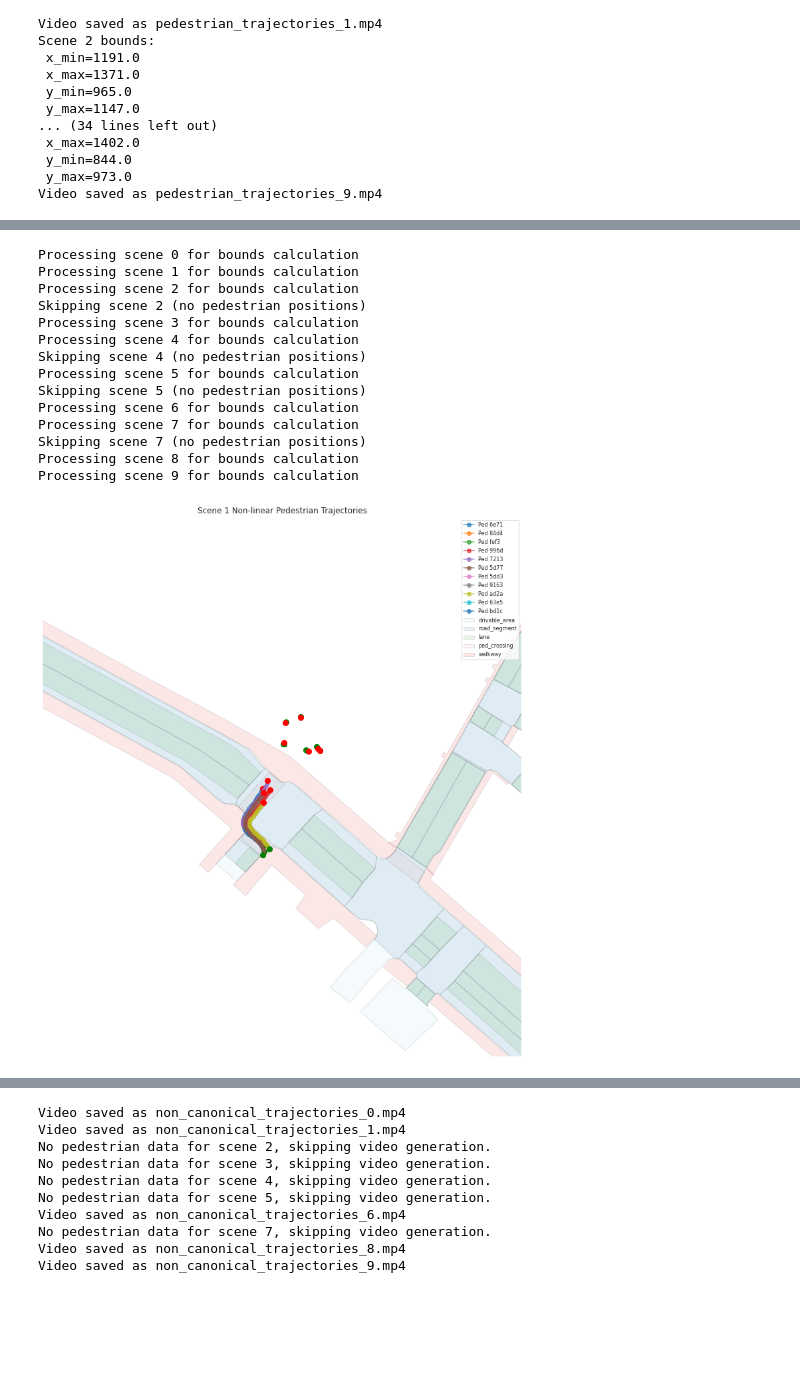
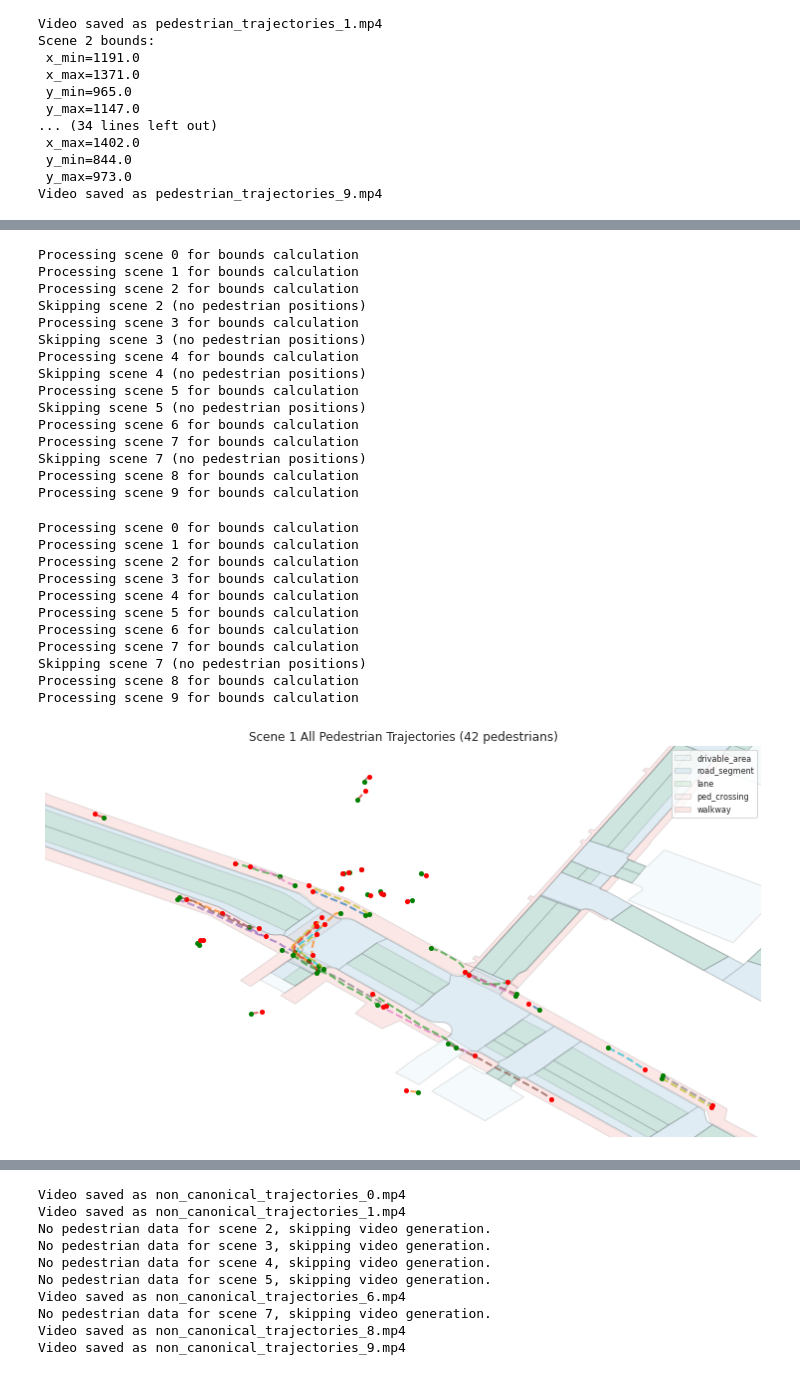
Before and after one commit to mridul0810/Trajectron-plus-plus, a Jupyter notebook: experiments/nuScenes/non-linear-paths.ipynb, the cells around one changed output, grey strips where cells are left out. Cells and saved outputs as stored; diff of their text form; code cells hidden in the pictures; blank space fills up the shorter version.

```diff
--- a/experiments/nuScenes/non-linear-paths.ipynb
+++ b/experiments/nuScenes/non-linear-paths.ipynb
@@ -138,7 +138,7 @@ def fit_and_evaluate(traj, degree=1):
     pts = np.stack([x, y], axis=1)
     displacement = np.linalg.norm(pts[-1] - pts[0])
     path_length = np.sum(np.linalg.norm(pts[1:] - pts[:-1], axis=1))
-    linearity = displacement / path_length if path_length > 0 else 1.0
+    linearity = displacement / path_length if path_length > 1 else 1.0
 
     return {
         'mse': mse,
@@ -438,6 +438,7 @@ Processing scene 1 for bounds calculation
 Processing scene 2 for bounds calculation
 Skipping scene 2 (no pedestrian positions)
 Processing scene 3 for bounds calculation
+Skipping scene 3 (no pedestrian positions)
 Processing scene 4 for bounds calculation
 Skipping scene 4 (no pedestrian positions)
 Processing scene 5 for bounds calculation
@@ -447,40 +448,81 @@ Processing scene 7 for bounds calculation
 Skipping scene 7 (no pedestrian positions)
 Processing scene 8 for bounds calculation
 Processing scene 9 for bounds calculation
+# %%
+all_trajs = {}
+for scene_id, ped in pedestrian_trajs.items():
+    res = results[scene_id]
+    all_trajs[scene_id] = {}
+    for ped_id, traj in ped.items():
+        if ped_id in res:
+            all_trajs[scene_id][ped_id] = traj
+
+x_min_all = {}
+x_max_all = {}
+y_min_all = {}
+y_max_all = {}
+for scene_id, ped in all_trajs.items():
+    all_x = []
+    all_y = []
+    print(f"Processing scene {scene_id} for bounds calculation")
+    for traj in ped.values():
+        for _, pos in traj:
+            all_x.append(pos[0])
+            all_y.append(pos[1])
+    if len(all_x) == 0 or len(all_y) == 0:
+        print(f"Skipping scene {scene_id} (no pedestrian positions)")
+        continue
+    x_min_all[scene_id] = np.round(np.min(all_x) - 50)
+    x_max_all[scene_id] = np.round(np.max(all_x) + 50)
+    y_min_all[scene_id] = np.round(np.min(all_y) - 50)
+    y_max_all[scene_id] = np.round(np.max(all_y) + 50)
+# %% [output]
+Processing scene 0 for bounds calculation
+Processing scene 1 for bounds calculation
+Processing scene 2 for bounds calculation
+Processing scene 3 for bounds calculation
+Processing scene 4 for bounds calculation
+Processing scene 5 for bounds calculation
+Processing scene 6 for bounds calculation
+Processing scene 7 for bounds calculation
+Skipping scene 7 (no pedestrian positions)
+Processing scene 8 for bounds calculation
+Processing scene 9 for bounds calculation
 # %%
-# Plot all non-canonical pedestrian trajectories for a scene (static, qualitative style)
+# Plot all pedestrian trajectories for a scene (static, qualitative style)
 
 import matplotlib.pyplot as plt
 from nuscenes.map_expansion.map_api import NuScenesMap
 
 scene_id = 1  # Change as needed
-ped = non_canonical_trajs[scene_id]
+ped = all_trajs[scene_id]
 if len(ped) == 0:
     print(f"No pedestrian data for scene {scene_id}, skipping plot.")
 else:
     scene = nusc.scene[scene_id]
     location = nusc.get('log', scene['log_token'])['location']
     nusc_map = NuScenesMap(dataroot='/home/wonder/datasets/nuscenes/mini', map_name=location)
-    my_patch = (x_min_nc[scene_id], y_min_nc[scene_id], x_max_nc[scene_id], y_max_nc[scene_id])
+    my_patch = (x_min_all[scene_id], y_min_all[scene_id], x_max_all[scene_id], y_max_all[scene_id])
     layers = ['drivable_area', 'road_segment', 'lane', 'ped_crossing', 'walkway']
 
-    fig, ax = nusc_map.render_map_patch(my_patch, layer_names=layers, figsize=(10, 10), alpha=0.1, render_egoposes_range=False)
+    fig, ax = nusc_map.render_map_patch(my_patch, layer_names=layers, figsize=(10, 6), alpha=0.1, render_egoposes_range=False)
 
     # Plot all pedestrian trajectories
     for ped_id, traj in ped.items():
         xs = [pos[0] for _, pos in traj]
         ys = [pos[1] for _, pos in traj]
-        ax.plot(xs, ys, 'o-', label=f'Ped {ped_id[:4]}', alpha=0.7)
+        ax.plot(xs, ys, '--', alpha=0.7, linewidth=2)
 
         # Optionally, highlight start and end
-        ax.plot(xs[0], ys[0], 'go', markersize=8, label=None)  # Start
-        ax.plot(xs[-1], ys[-1], 'ro', markersize=8, label=None) # End
+        ax.plot(xs[0], ys[0], 'go', markersize=4, label=None)  # Start
+        ax.plot(xs[-1], ys[-1], 'ro', markersize=4, label=None) # End
 
-    ax.set_xlim((x_min_nc[scene_id], x_max_nc[scene_id]))
-    ax.set_ylim((y_min_nc[scene_id], y_max_nc[scene_id]))
-    ax.set_title(f"Scene {scene_id} Non-linear Pedestrian Trajectories")
+    ax.set_xlim((x_min_all[scene_id]+40, x_max_all[scene_id]-40))
+    ax.set_ylim((y_min_all[scene_id]+40, y_max_all[scene_id]-40))
+    ax.set_title(f"Scene {scene_id} All Pedestrian Trajectories (42 pedestrians)")
     ax.legend(fontsize=8, loc='upper right', frameon=True)
     ax.axis('off')
+    fig.tight_layout()
     plt.show()
 # %% [output]
-[figure, old version]
+[figure, new version]
```
Also changed, not shown: parts of 2 cells of this notebook, 6 other files.
